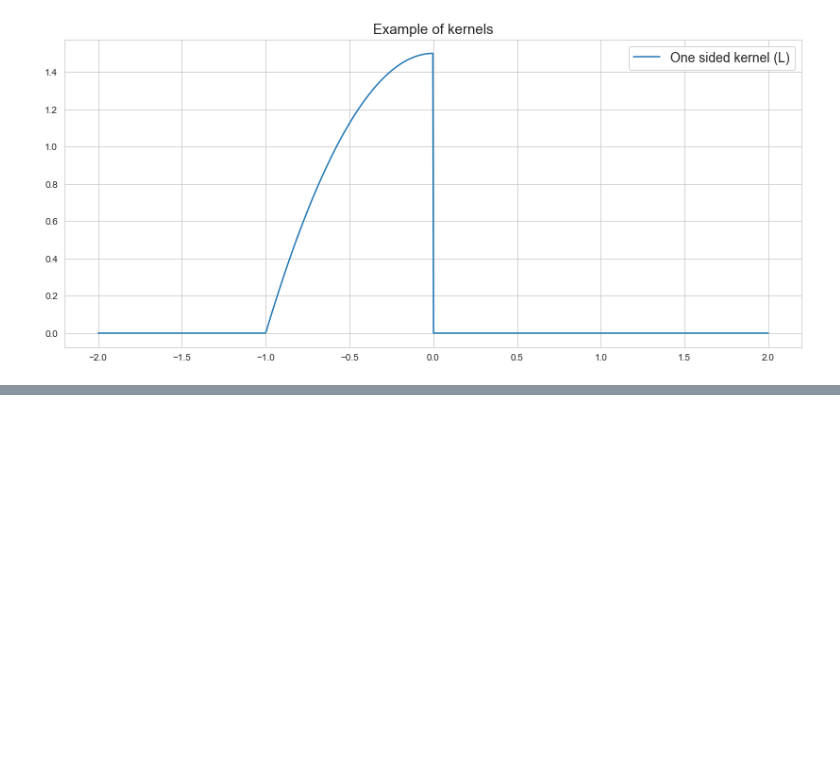
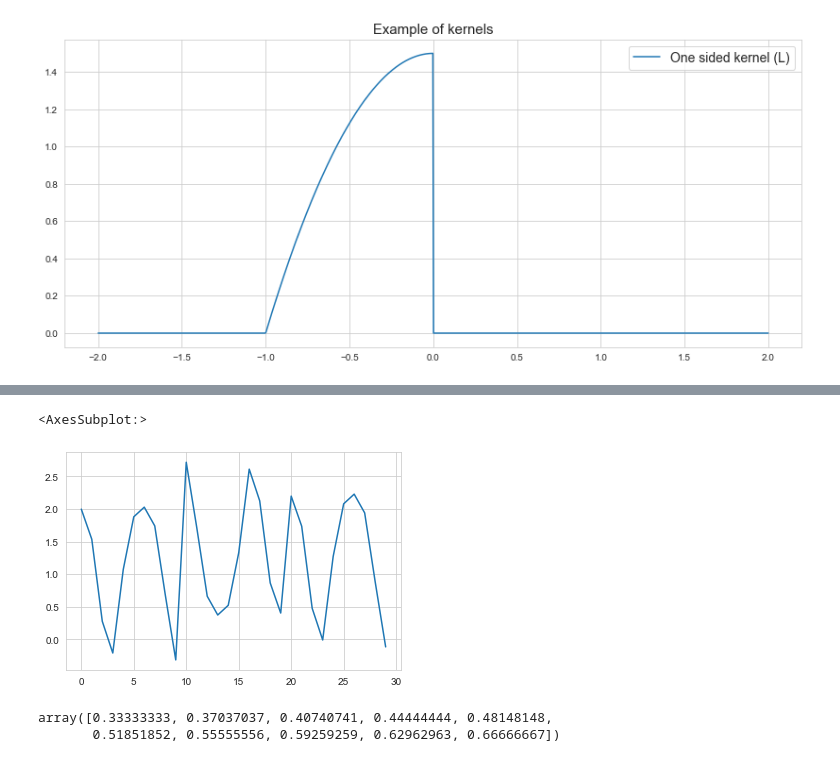
Before and after one commit to Tristan-C-13/modelling-non-stationary-time-series, a Jupyter notebook: random tests/kernels.ipynb, the cells around one changed output, grey strips where cells are left out. Drawn from its saved outputs; the diff is of its cells as text; code cells hidden in the pictures; blank space fills up the shorter version.

```diff
--- a/random tests/kernels.ipynb
+++ b/random tests/kernels.ipynb
@@ -59,3 +59,13 @@ ax.legend(fontsize=14)
 ax.set_title("Example of kernels", fontsize=15);
 # %% [output]
 [figure]
+# %%
+def reflect_time_series(time_series: np.ndarray, left_point: tuple[float] = None, right_point: tuple[float] = None) -> np.ndarray:
+    new_time_series = time_series.copy()
+    if right_point is not None:
+        time_series_right = np.flip(2 * right_point[1] - time_series)
+        new_time_series = np.concatenate([new_time_series, time_series_right])
+    if left_point is not None:
+        time_series_left = np.flip(2 * left_point[1] - time_series)
+        new_time_series = np.concatenate([time_series_left, new_time_series])
+    return new_time_series
@@ -61,0 +86,12 @@ ax.set_title("Example of kernels", fontsize=15);
+# %%
+reflected_time_series = reflect_time_series(time_series, (0, 1.2), (9, 1.3))
+sns.lineplot(data=reflected_time_series)
+# %% [output]
+<AxesSubplot:>
+[figure, added]
+# %%
+u_list = np.linspace(0, 1, 10)
+convert_u_list(u_list)
+# %% [output]
+array([0.33333333, 0.37037037, 0.40740741, 0.44444444, 0.48148148,
+       0.51851852, 0.55555556, 0.59259259, 0.62962963, 0.66666667])
```
Also changed, not shown: parts of 2 cells of this notebook, 8 other files.
